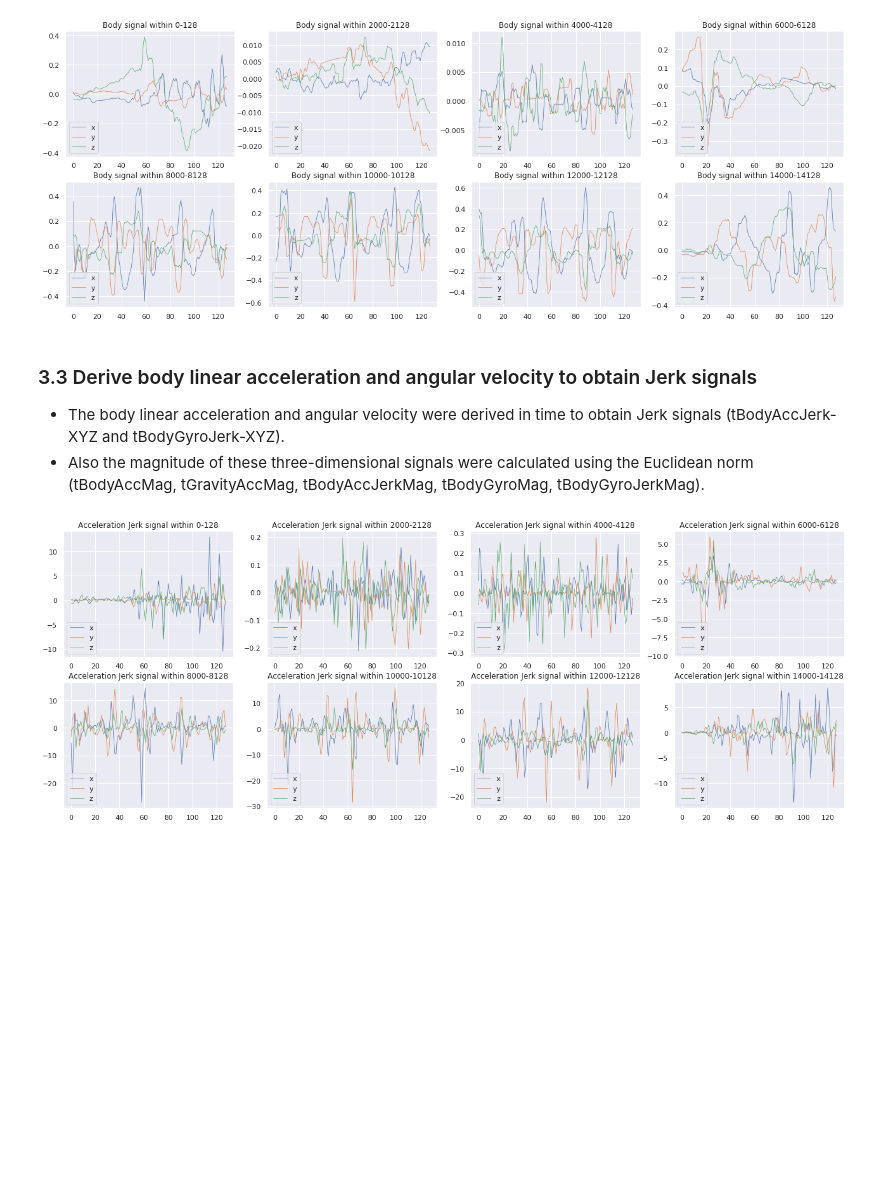
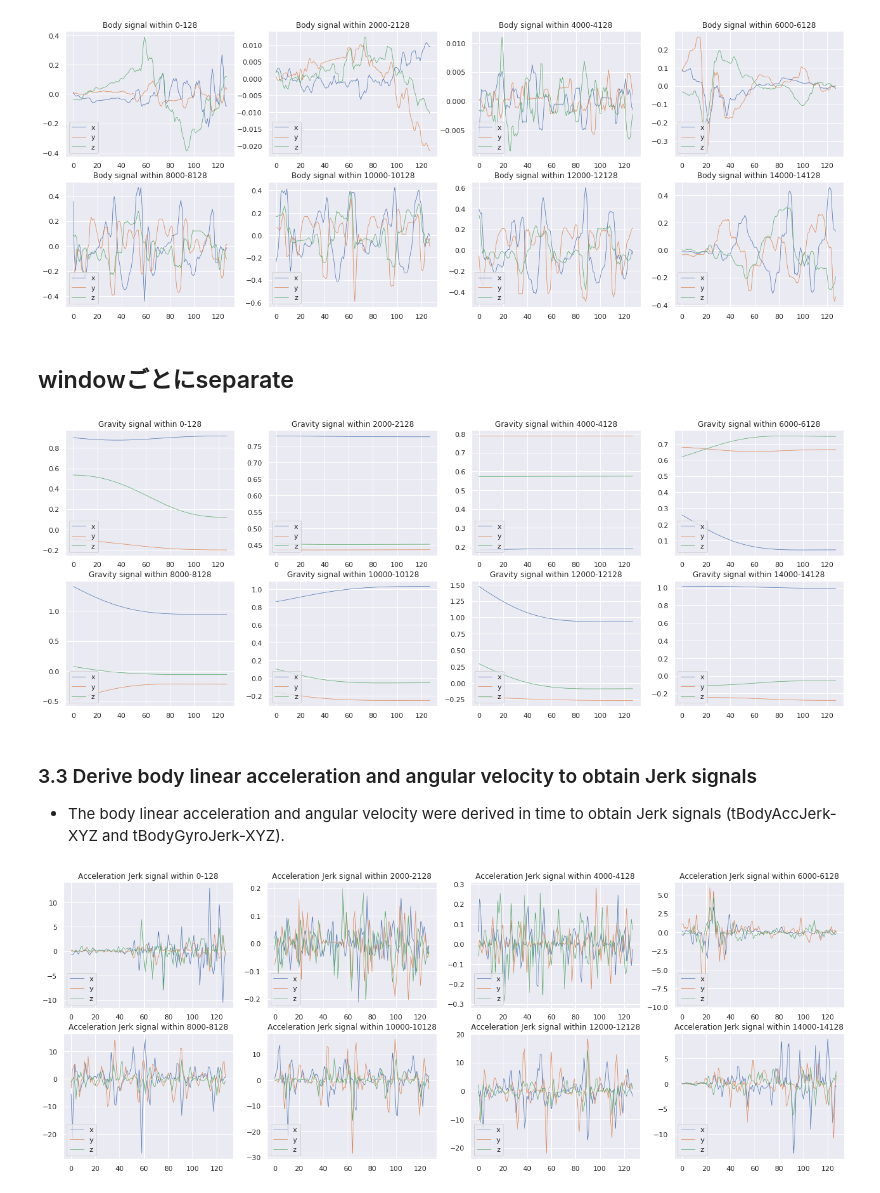
Before and after one commit to takumiw/Deep-Learning-for-Human-Activity-Recognition, a Jupyter notebook: notebooks/plot_raw_data.ipynb, the cells around one changed output. Drawn from its saved outputs; the diff is of its cells as text; code cells hidden in the pictures; blank space fills up the shorter version.

```diff
--- a/notebooks/plot_raw_data.ipynb
+++ b/notebooks/plot_raw_data.ipynb
@@ -183,19 +176,19 @@ fc = 0.3  # cutoff frequency
 w = fc / (fs / 2)  # Normalize the frequency
 b, a = signal.butter(3, w, 'low')  # 3rd order low pass Butterworth filter
 # %%
-acc_exp01_user01_med_but_grav = pd.DataFrame(columns=['x', 'y', 'z'])
+acc_med_but_grav = pd.DataFrame(columns=['x', 'y', 'z'])
 
 for axis in ['x','y','z']:
-    acc_arr = acc_exp01_user01_med_but[axis].values
-    acc_exp01_user01_med_but_grav[axis] = signal.filtfilt(b, a, acc_arr)
+    acc_arr = acc_med_but[axis].values
+    acc_med_but_grav[axis] = signal.filtfilt(b, a, acc_arr)
 
 
-# Plot gravity acceleration data every128 readings (2.56 sec) with median filter & Butterworth filter
+# Plot gravity acceleration data within 128 readings (2.56 sec) with median filter & Butterworth filter
 f, ax = plt.subplots(2, 4, figsize=(22, 8))
 ax = ax.flatten()
 for i in range(8):
     for axis in ['x', 'y', 'z']:
-        ax[i].plot(acc_exp01_user01_med_but_grav.iloc[i*2000:i*2000+128][axis].values, label=axis, linewidth=0.7)
+        ax[i].plot(acc_med_but_grav.iloc[i*2000:i*2000+128][axis].values, label=axis, linewidth=0.7)
     ax[i].set_title(f"Gravity signal within {i*2000}-{i*2000+128}")
     ax[i].legend(loc='lower left')
 plt.show()
@@ -203,23 +196,54 @@ plt.show()
 [figure]
 # %%
 # Substract gravity acceleration from denoised acceleration sigal.
-acc_exp01_user01_med_but_body = acc_exp01_user01_med_but - acc_exp01_user01_med_but_grav
+acc_med_but_body = acc_med_but - acc_med_but_grav
 
 
-# Plot body acceleration data every128 readings (2.56 sec) with median filter & Butterworth filter
+# Plot body acceleration data within 128 readings (2.56 sec) with median filter & Butterworth filter
 f, ax = plt.subplots(2, 4, figsize=(22, 8))
 ax = ax.flatten()
 for i in range(8):
     for axis in ['x', 'y', 'z']:
-        ax[i].plot(acc_exp01_user01_med_but_body.iloc[i*2000:i*2000+128][axis].values, label=axis, linewidth=0.7)
+        ax[i].plot(acc_med_but_body.iloc[i*2000:i*2000+128][axis].values, label=axis, linewidth=0.7)
     ax[i].set_title(f"Body signal within {i*2000}-{i*2000+128}")
     ax[i].legend(loc='lower left')
 plt.show()
 # %% [output]
 [figure]
+# %% [markdown]
+## windowごとにseparate
+# %%
+# Apply 3rd order low pass Butterworth filter with a corner frequency of 0.3 Hz.
+fs = 50  # sampling frequency
+fc = 0.3  # cutoff frequency
+
+w = fc / (fs / 2)  # Normalize the frequency
+b, a = signal.butter(3, w, 'low')  # 3rd order low pass Butterworth filter
+# %%
+acc_med_but_grav = pd.DataFrame(columns=['x', 'y', 'z'])
+
+# for axis in ['x','y','z']:
+    # acc_arr = acc_med_but[axis].values
+    # acc_med_but_grav[axis] = signal.filtfilt(b, a, acc_arr)
+
+
+# Plot gravity acceleration data within 128 readings (2.56 sec) with median filter & Butterworth filter
+f, ax = plt.subplots(2, 4, figsize=(22, 8))
+ax = ax.flatten()
+for i in range(8):
+    df = acc_med_but.iloc[i*2000:i*2000+128]
+    for axis in ['x', 'y', 'z']:
+        acc_arr = df[axis].values
+        arr = signal.filtfilt(b, a, acc_arr)
+
+        ax[i].plot(arr, label=axis, linewidth=0.7)
+    ax[i].set_title(f"Gravity signal within {i*2000}-{i*2000+128}")
+    ax[i].legend(loc='lower left')
+plt.show()
+# %% [output]
+[figure, added]
 # %% [markdown]
 ### 3.3 Derive body linear acceleration and angular velocity to obtain Jerk signals
 * The body linear acceleration and angular velocity were derived in time to obtain Jerk signals (tBodyAccJerk-XYZ and tBodyGyroJerk-XYZ).
-* Also the magnitude of these three-dimensional signals were calculated using the Euclidean norm (tBodyAccMag, tGravityAccMag, tBodyAccJerkMag, tBodyGyroMag, tBodyGyroJerkMag).
 # %%
 # Calculate Jerk signals.
```
Also changed, not shown: parts of 20 cells of this notebook.
